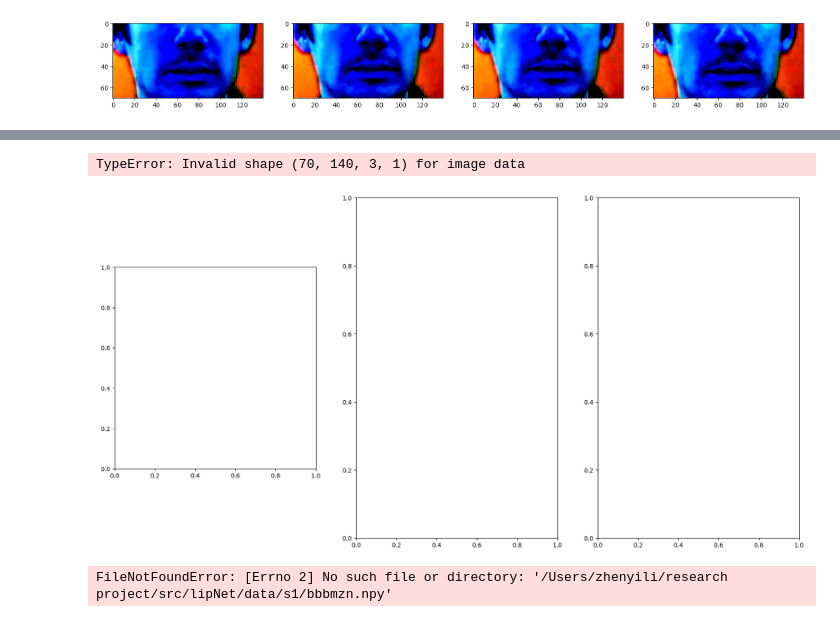
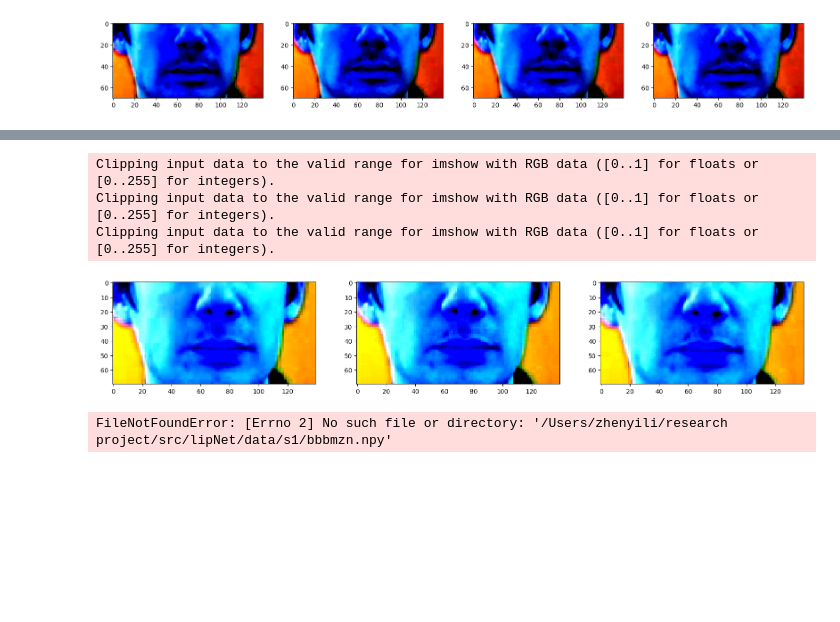
Before and after one commit to liazylee/lip_reading, a Jupyter notebook: src/pytorch_lipNet/function_test.ipynb, the cells around one changed output, grey strips where cells are left out. Saved outputs shown, nothing was run; the diff lists cells and outputs as text; code cells hidden in the pictures; blank space fills up the shorter version.

```diff
--- a/src/pytorch_lipNet/function_test.ipynb
+++ b/src/pytorch_lipNet/function_test.ipynb
@@ -37,11 +37,14 @@ def mouth_extractor(file_path: str, scale_factor=1.3, min_neighbors=5, mouth_siz
         cap.release()
 
         # Normalize frames
-        frames_tensor = np.array(frames)
-        mean = np.mean(frames_tensor)
-        std = np.std(frames)
-        frames_tensor = (frames - mean) / std
-        # frames_tensor = np.expand_dims(frames_tensor, axis=-1)
+        frames_tensor = np.array(frames, dtype=np.float32) / 255.0  # Make sure to scale values to 0-1 range
+        # ImageNet mean and std
+        mean = np.array([0.485, 0.456, 0.406], dtype=np.float32)
+        std = np.array([0.229, 0.224, 0.225], dtype=np.float32)
+
+        # Normalize frames
+        frames_tensor = (frames_tensor - mean) / std  # Broadcasting subtraction and division
+
         # Save as npy file
 
         np.save(base_path + '.npy', frames_tensor)
@@ -93,14 +79,19 @@ for i in range(4):
 # %%
-frames_tensor = mouth_extractor('../data/s1/bbbmzn.mpg')
+
+# from utils import mouth_extractor
+
+frames_tensor = mouth_extractor('/home/liazylee/jobs/python/AI/lip_reading/src/lipNet/data/s1/bbbmzn.mpg')
 # show the first 10 frames
+
 fig, ax = plt.subplots(1, 3, figsize=(20, 10))
 for i in range(3):
-    ax[i].imshow(frames_tensor[i], )
-    ax[i].axis('off')  # no axes for this plot
-plt.show()
+    ax[i].imshow(frames_tensor[i])
+    # ax[i].axis('off')  # no axes for this plot
 # %% [output]
-TypeError: Invalid shape (70, 140, 3, 1) for image data
+Clipping input data to the valid range for imshow with RGB data ([0..1] for floats or [0..255] for integers).
+Clipping input data to the valid range for imshow with RGB data ([0..1] for floats or [0..255] for integers).
+Clipping input data to the valid range for imshow with RGB data ([0..1] for floats or [0..255] for integers).
-[figure, old version]
+[figure, new version]
 # %%
 np.load('/Users/zhenyili/research project/src/lipNet/data/s1/.npy').shape
 # %% [output]
```
Also changed, not shown: parts of 2 cells of this notebook, 7 other files.
